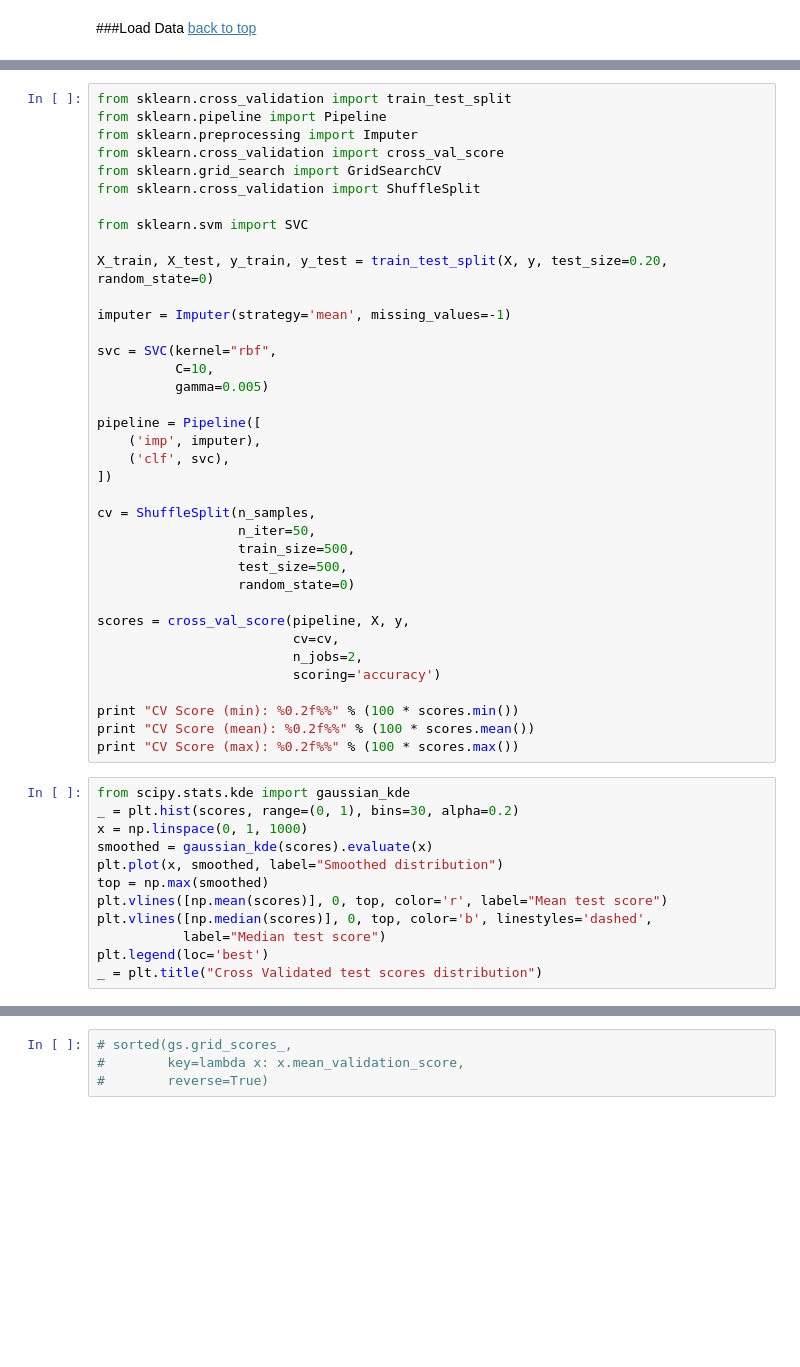
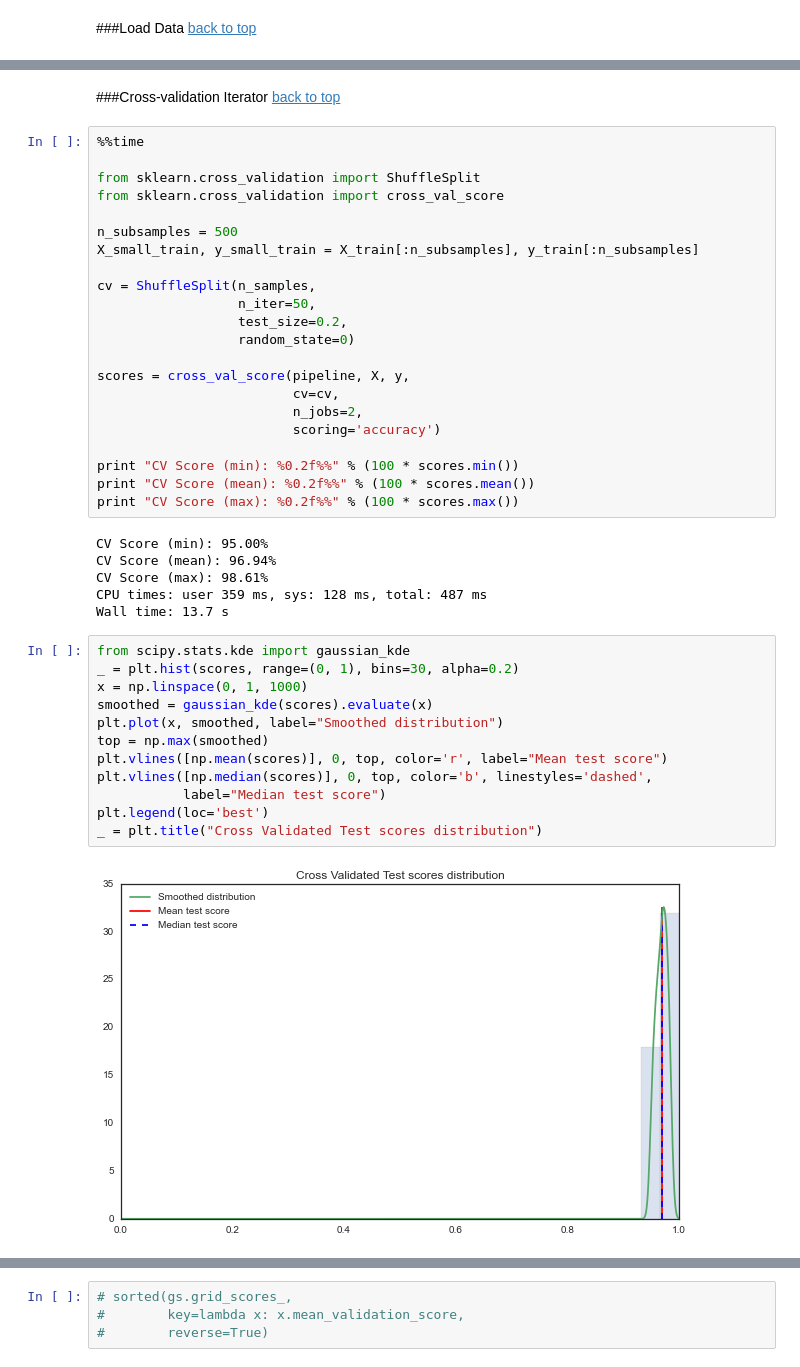
Before and after one commit to jthang/DataScienceLab, a Jupyter notebook: machine_learning/svm.ipynb, the cells around one changed output, grey strips where cells are left out. Drawn from its saved outputs; the diff is of its cells as text; blank space fills up the shorter version.

```diff
--- a/machine_learning/svm.ipynb
+++ b/machine_learning/svm.ipynb
@@ -148,30 +202,18 @@ plt.plot(np.cumsum(X_pca.explained_variance_ratio_));
+# %% [markdown]
+###Cross-validation Iterator
+[back to top](#contents)
 # %%
-from sklearn.cross_validation import train_test_split
-from sklearn.pipeline import Pipeline
-from sklearn.preprocessing import Imputer
+%%time
+
+from sklearn.cross_validation import ShuffleSplit
 from sklearn.cross_validation import cross_val_score
-from sklearn.grid_search import GridSearchCV
-from sklearn.cross_validation import ShuffleSplit
 
-from sklearn.svm import SVC
-
-X_train, X_test, y_train, y_test = train_test_split(X, y, test_size=0.20, random_state=0)
-
-imputer = Imputer(strategy='mean', missing_values=-1)
-
-svc = SVC(kernel="rbf",
-          C=10,
-          gamma=0.005)
-
-pipeline = Pipeline([
-    ('imp', imputer),
-    ('clf', svc),
-])
+n_subsamples = 500
+X_small_train, y_small_train = X_train[:n_subsamples], y_train[:n_subsamples]
 
 cv = ShuffleSplit(n_samples,
                   n_iter=50,
-                  train_size=500,
-                  test_size=500,
+                  test_size=0.2,
                   random_state=0)
 
 scores = cross_val_score(pipeline, X, y,
@@ -182,16 +224,24 @@ scores = cross_val_score(pipeline, X, y,
 print "CV Score (min): %0.2f%%" % (100 * scores.min())
 print "CV Score (mean): %0.2f%%" % (100 * scores.mean())
 print "CV Score (max): %0.2f%%" % (100 * scores.max())
+# %% [output]
+CV Score (min): 95.00%
+CV Score (mean): 96.94%
+CV Score (max): 98.61%
+CPU times: user 359 ms, sys: 128 ms, total: 487 ms
+Wall time: 13.7 s
 # %%
 from scipy.stats.kde import gaussian_kde
 _ = plt.hist(scores, range=(0, 1), bins=30, alpha=0.2)
 x = np.linspace(0, 1, 1000)
 smoothed = gaussian_kde(scores).evaluate(x)
 plt.plot(x, smoothed, label="Smoothed distribution")
 top = np.max(smoothed)
 plt.vlines([np.mean(scores)], 0, top, color='r', label="Mean test score")
 plt.vlines([np.median(scores)], 0, top, color='b', linestyles='dashed',
            label="Median test score")
 plt.legend(loc='best')
-_ = plt.title("Cross Validated test scores distribution")
+_ = plt.title("Cross Validated Test scores distribution")
+# %% [output]
+[figure, added]
 # %% [markdown]
```
Also changed, not shown: parts of 34 cells of this notebook.
